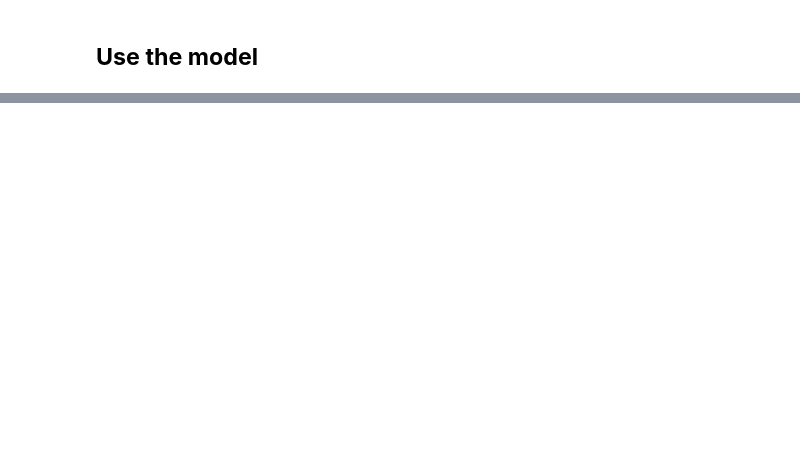
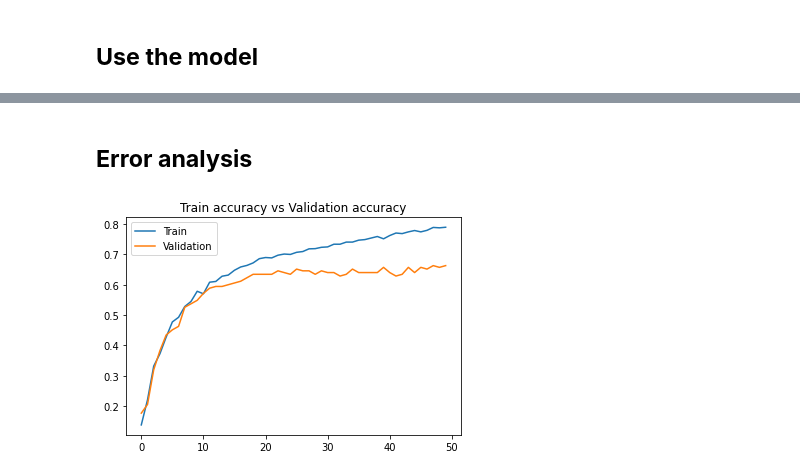
Before and after one commit to biodatlab/deep-learning-skooldio, a Jupyter notebook: 02_handwritten_recognition.ipynb, the cells around one changed output, grey strips where cells are left out. Saved outputs shown, nothing was run; the diff lists cells and outputs as text; code cells hidden in the pictures; blank space fills up the shorter version.

```diff
--- a/02_handwritten_recognition.ipynb
+++ b/02_handwritten_recognition.ipynb
@@ -154,32 +182,3 @@ images.shape, pred.shape # check the size
 (torch.Size([16, 1, 28, 28]), torch.Size([16, 10]))
 # %% [markdown]
 ## **Train the model**
-# %%
-loss_fn = nn.CrossEntropyLoss()
-optimizer = torch.optim.SGD(net.parameters(), lr=0.01)
-update_steps = 50
-n_epochs = 50
-
-for epoch in range(n_epochs):
-    # training
-    net.train()
-    for batch_idx, (images, labels) in enumerate(train_loader):
-        pred = net(images)
-        loss = loss_fn(pred, labels)
-
-        optimizer.zero_grad()
-        loss.backward()
-        optimizer.step()
-
-        if batch_idx % update_steps == 0:
-            print(f"loss: {loss.item()} [epoch: {epoch} / # {batch_idx * len(images)}]")
-
-    # validation
-    net.eval()
-    val_loss, correct = 0, 0
-    n_val = len(val_loader.dataset)
-    for images, labels in val_loader:
-        pred = net(images)
-        val_loss += loss_fn(pred, labels).item()
-        correct += (pred.argmax(1) == labels).float().sum().item()
-    print(f"validation accuracy = {correct / n_val}, average loss = {val_loss / len(val_loader)}")
@@ -185,0 +228,8 @@ for epoch in range(n_epochs):
+# %%
+n_epoch = 50
+
+net = ThaiDigitNet() # Initialize the model
+loss_fn = nn.CrossEntropyLoss()
+optimizer = torch.optim.SGD(net.parameters(), lr=0.01)
+
+net, net_history = train(net, n_epoch, loss_fn, optimizer, train_loader, val_loader)
@@ -203,0 +381,11 @@ plt.show()
+# %% [markdown]
+## **Error analysis**
+# %%
+# Plot the training accuracy and validation accuracy
+plt.plot(net_history["train_acc"], label="Train")
+plt.plot(net_history["val_acc"], label="Validation")
+plt.legend()
+plt.title("Train accuracy vs Validation accuracy")
+plt.show()
+# %% [output]
+[figure, added]
```
Also changed, not shown: parts of 67 cells of this notebook.
